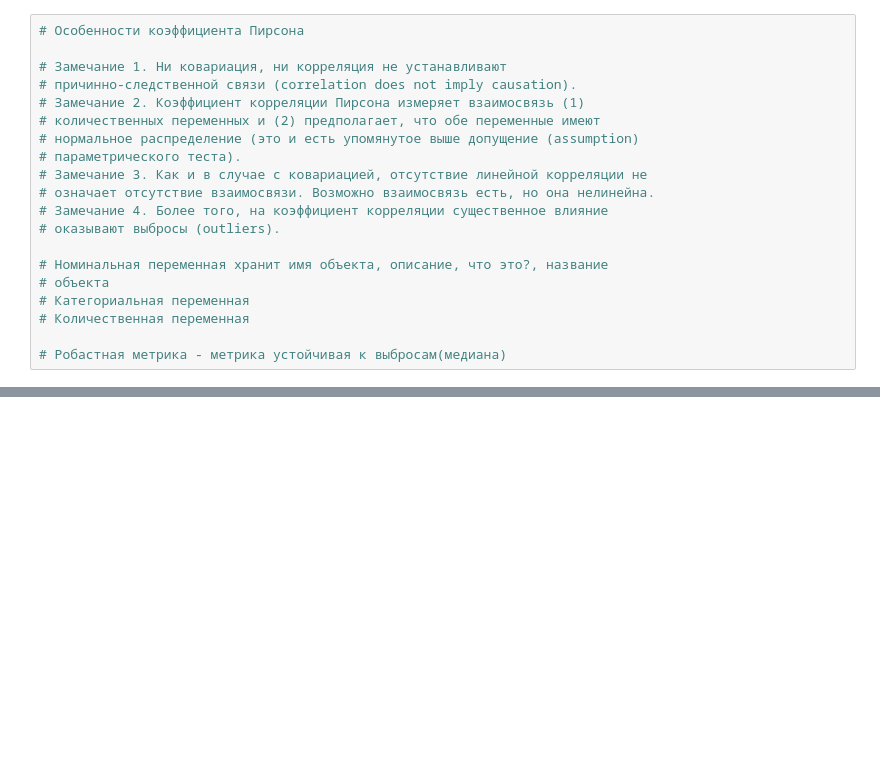
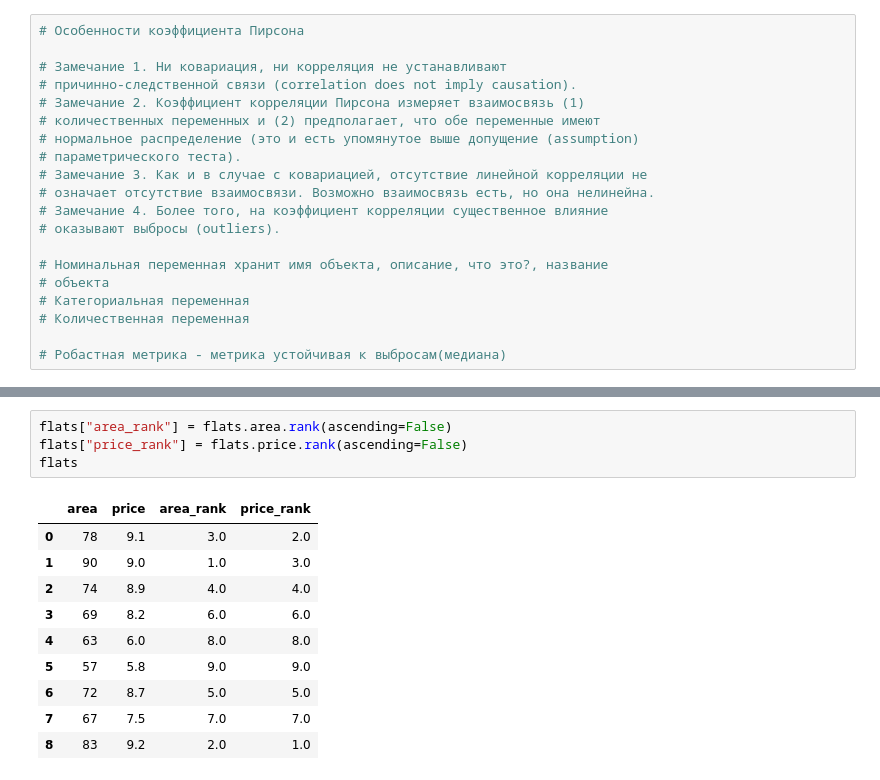
Before and after one commit to SENATOROVAI/Data-Science-For-Beginners-from-scratch-SENATOROV, a Jupyter notebook: python/lessons/sklearn.ipynb, the cells around one changed output, grey strips where cells are left out. Drawn from its saved outputs; the diff is of its cells as text; blank space fills up the shorter version.

```diff
--- a/python/lessons/sklearn.ipynb
+++ b/python/lessons/sklearn.ipynb
@@ -2596,0 +626,15 @@ plt.show()
+# %%
+flats["area_rank"] = flats.area.rank(ascending=False)
+flats["price_rank"] = flats.price.rank(ascending=False)
+flats
+# %% [output]
+|  | area | price | area_rank | price_rank |
+| 0 | 78 | 9.1 | 3.0 | 2.0 |
+| 1 | 90 | 9.0 | 1.0 | 3.0 |
+| 2 | 74 | 8.9 | 4.0 | 4.0 |
+| 3 | 69 | 8.2 | 6.0 | 6.0 |
+| 4 | 63 | 6.0 | 8.0 | 8.0 |
+| 5 | 57 | 5.8 | 9.0 | 9.0 |
+| 6 | 72 | 8.7 | 5.0 | 5.0 |
+| 7 | 67 | 7.5 | 7.0 | 7.0 |
+| 8 | 83 | 9.2 | 2.0 | 1.0 |
```
Also changed, not shown: parts of 18 cells of this notebook.
